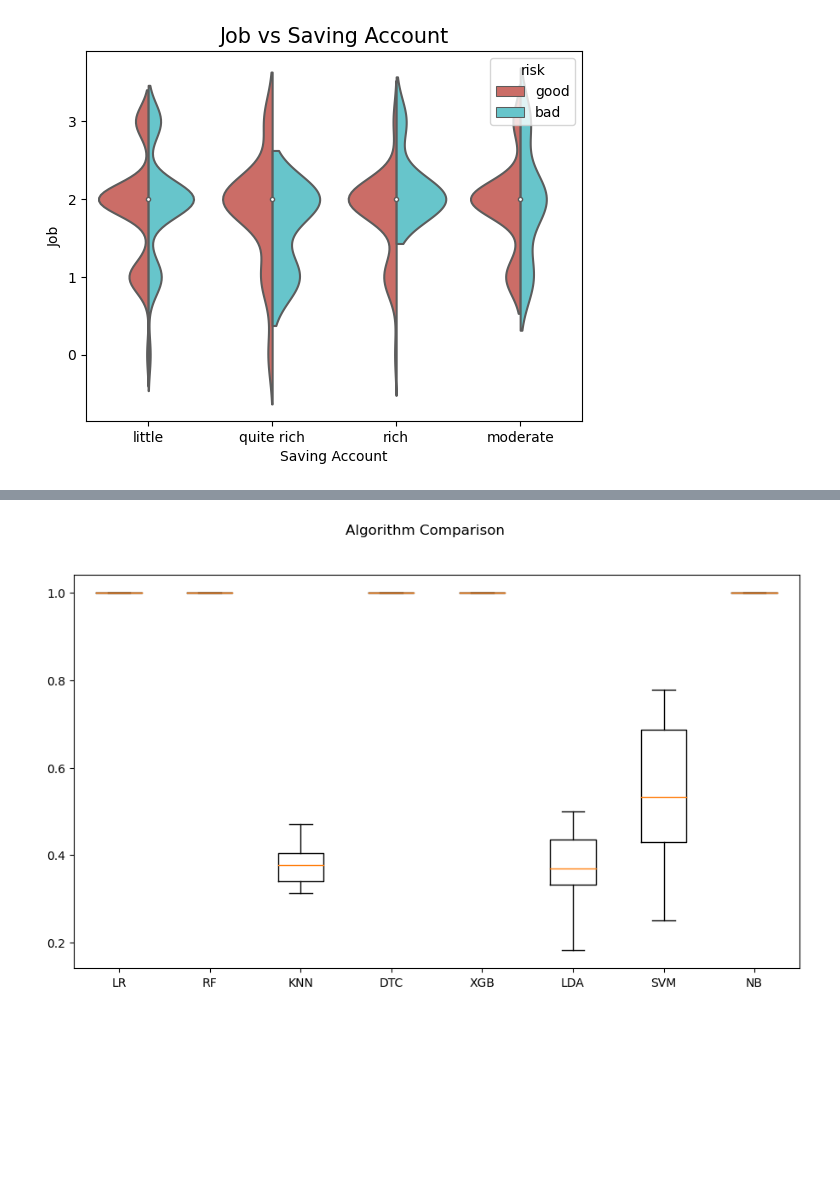
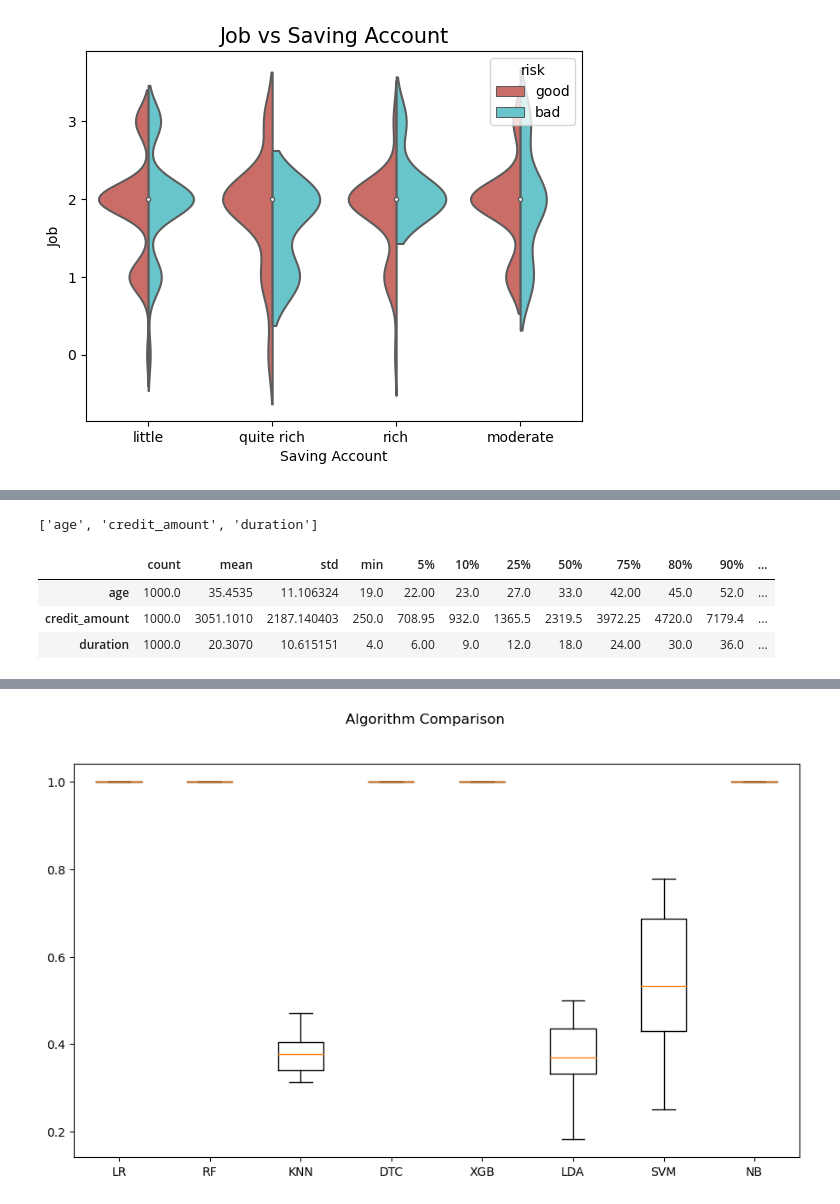
Before and after one commit to TelRich/Credit-Risk-Model, a Jupyter notebook: risk_model.ipynb, the cells around one changed output, grey strips where cells are left out. Saved outputs shown, nothing was run; the diff lists cells and outputs as text; code cells hidden in the pictures; blank space fills up the shorter version.

```diff
--- a/risk_model.ipynb
+++ b/risk_model.ipynb
@@ -400,0 +404,7 @@ q1 = credit_c['age'].quantile(.25)
+# %%
+for col in num_cols:
+    replace_outlier_with_limit(credit_c, col)
+# %%
+for col in num_cols:
+    fig = px.box(credit_c, col, title=f'<b>{col.upper()}</b>', width=500, height=500)
+    fig.show()
@@ -409,3 +446,6 @@ credit = credit.merge(pd.get_dummies(credit['purpose'], drop_first=True, prefix=
 # %%
 old_col = ['purpose', 'sex', 'housing', 'saving_accounts', 'risk', 'checking_account', 'age_category']
 credit_c.drop(columns=old_col, inplace=True)
+# %%
+like_num = [col for col in credit_c.columns if pd.api.types.is_numeric_dtype(credit_c[col]) and len(credit_c[col].value_counts()) < 20]
+like_num
@@ -411,0 +470,14 @@ credit_c.drop(columns=old_col, inplace=True)
+# %%
+cols_need_scale = [col for col in credit_c.columns if col not in "Id"
+                   and col not in "Risk"
+                   and col not in like_num]
+cols_need_scale
+# %% [output]
+['age', 'credit_amount', 'duration']
+# %%
+credit_c[cols_need_scale].describe([0.05, 0.10, 0.25, 0.50, 0.75, 0.80, 0.90, 0.95, 0.99]).T
+# %% [output]
+|  | count | mean | std | min | 5% | 10% | 25% | 50% | 75% | 80% | 90% | ... |
+| age | 1000.0 | 35.4535 | 11.106324 | 19.0 | 22.00 | 23.0 | 27.0 | 33.0 | 42.00 | 45.0 | 52.0 | ... |
+| credit_amount | 1000.0 | 3051.1010 | 2187.140403 | 250.0 | 708.95 | 932.0 | 1365.5 | 2319.5 | 3972.25 | 4720.0 | 7179.4 | ... |
+| duration | 1000.0 | 20.3070 | 10.615151 | 4.0 | 6.00 | 9.0 | 12.0 | 18.0 | 24.00 | 30.0 | 36.0 | ... |
```
Also changed, not shown: parts of 24 cells of this notebook.
